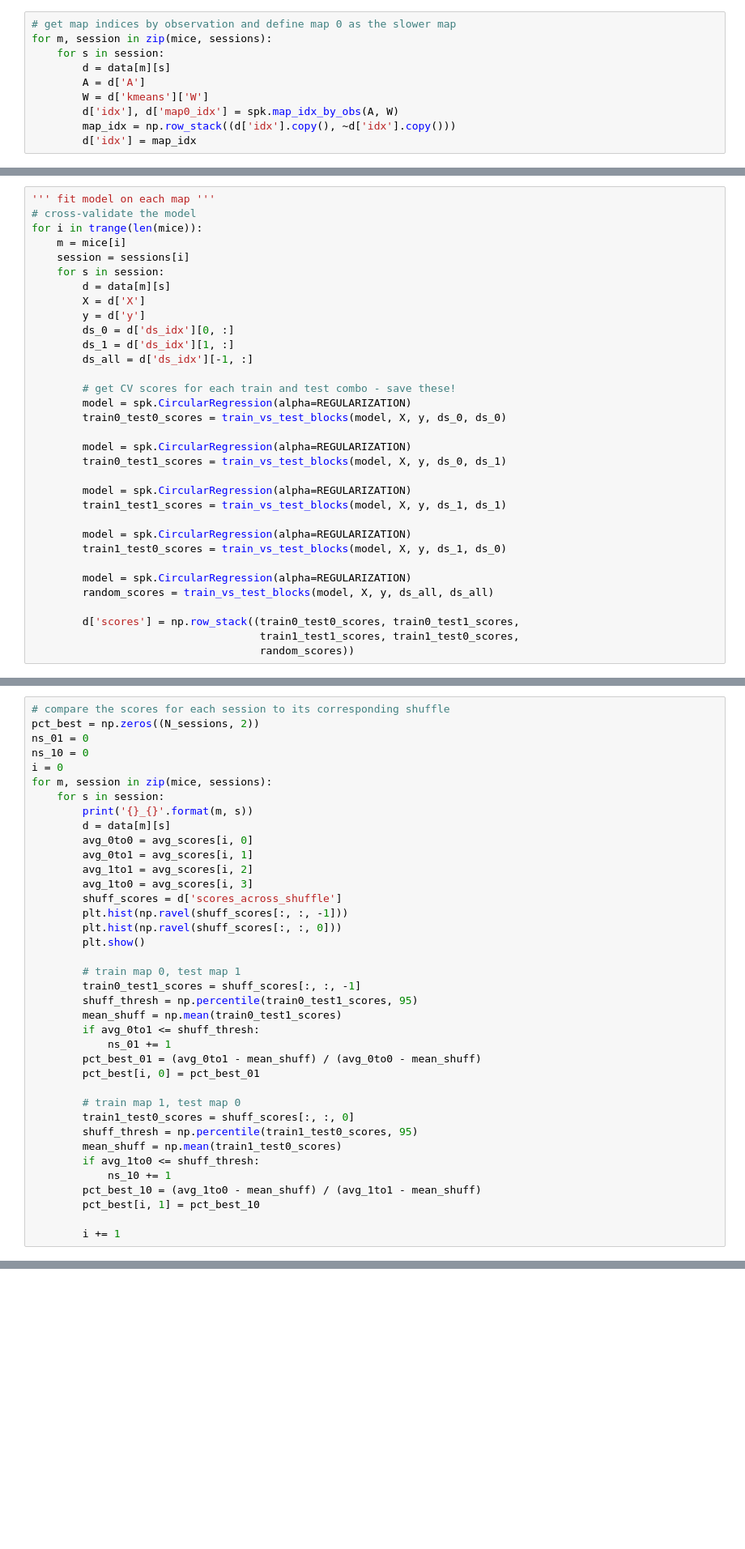
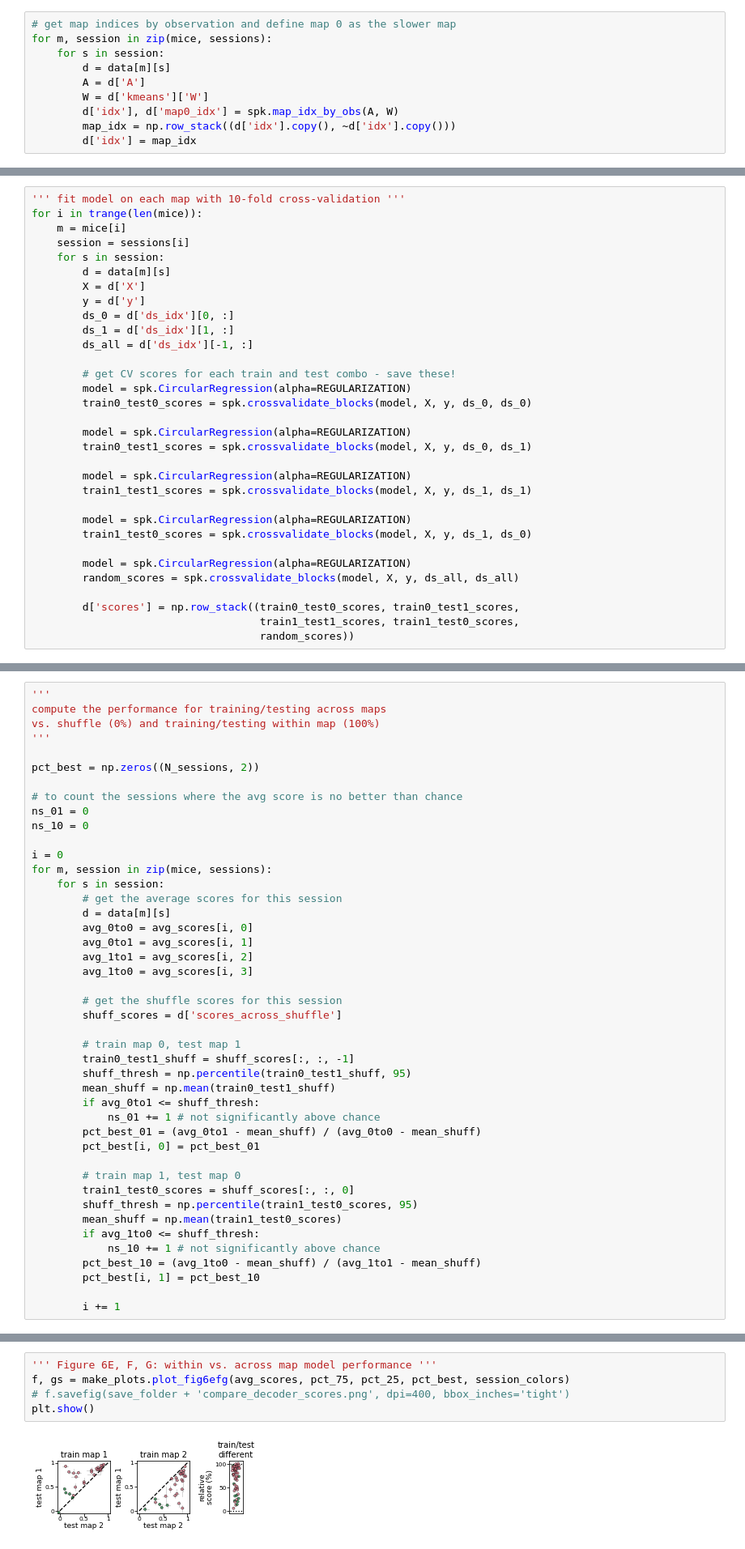
Before and after one commit to GiocomoLab/Low_etal_2021, a Jupyter notebook: Fig6_decoder.ipynb, the cells around one changed output, grey strips where cells are left out. Shown at 81% size. Cells and saved outputs as stored; diff of their text form; blank space fills up the shorter version.

```diff
--- a/Fig6_decoder.ipynb
+++ b/Fig6_decoder.ipynb
@@ -240,6 +159,5 @@ def train_vs_test_blocks(model, X, y, train_data_idx, test_data_idx, n_repeats=1
 # %%
-''' fit model on each map '''
-# cross-validate the model
+''' fit model on each map with 10-fold cross-validation '''
 for i in trange(len(mice)):
     m = mice[i]
     session = sessions[i]
@@ -253,19 +171,19 @@ for i in trange(len(mice)):
 
         # get CV scores for each train and test combo - save these!
         model = spk.CircularRegression(alpha=REGULARIZATION)
-        train0_test0_scores = train_vs_test_blocks(model, X, y, ds_0, ds_0)
+        train0_test0_scores = spk.crossvalidate_blocks(model, X, y, ds_0, ds_0)
 
         model = spk.CircularRegression(alpha=REGULARIZATION)
-        train0_test1_scores = train_vs_test_blocks(model, X, y, ds_0, ds_1)
+        train0_test1_scores = spk.crossvalidate_blocks(model, X, y, ds_0, ds_1)
 
         model = spk.CircularRegression(alpha=REGULARIZATION)
-        train1_test1_scores = train_vs_test_blocks(model, X, y, ds_1, ds_1)
+        train1_test1_scores = spk.crossvalidate_blocks(model, X, y, ds_1, ds_1)
 
         model = spk.CircularRegression(alpha=REGULARIZATION)
-        train1_test0_scores = train_vs_test_blocks(model, X, y, ds_1, ds_0)
+        train1_test0_scores = spk.crossvalidate_blocks(model, X, y, ds_1, ds_0)
 
         model = spk.CircularRegression(alpha=REGULARIZATION)
-        random_scores = train_vs_test_blocks(model, X, y, ds_all, ds_all)
+        random_scores = spk.crossvalidate_blocks(model, X, y, ds_all, ds_all)
 
         d['scores'] = np.row_stack((train0_test0_scores, train0_test1_scores,
                                     train1_test1_scores, train1_test0_scores,
@@ -344,30 +231,36 @@ for m, session in zip(mice, sessions):
         pct_25[i, :] = np.percentile(scores, 25, axis=1)
         pct_75[i, :] = np.percentile(scores, 75, axis=1)
 # %%
-# compare the scores for each session to its corresponding shuffle
+'''
+compute the performance for training/testing across maps
+vs. shuffle (0%) and training/testing within map (100%)
+'''
+
 pct_best = np.zeros((N_sessions, 2))
+
+# to count the sessions where the avg score is no better than chance
 ns_01 = 0
 ns_10 = 0
+
 i = 0
 for m, session in zip(mice, sessions):
     for s in session:
-        print('{}_{}'.format(m, s))
+        # get the average scores for this session
         d = data[m][s]
         avg_0to0 = avg_scores[i, 0]
         avg_0to1 = avg_scores[i, 1]
         avg_1to1 = avg_scores[i, 2]
         avg_1to0 = avg_scores[i, 3]
+
+        # get the shuffle scores for this session
         shuff_scores = d['scores_across_shuffle']
-        plt.hist(np.ravel(shuff_scores[:, :, -1]))
-        plt.hist(np.ravel(shuff_scores[:, :, 0]))
-        plt.show()
 
         # train map 0, test map 1
-        train0_test1_scores = shuff_scores[:, :, -1]
-        shuff_thresh = np.percentile(train0_test1_scores, 95)
-        mean_shuff = np.mean(train0_test1_scores)
+        train0_test1_shuff = shuff_scores[:, :, -1]
+        shuff_thresh = np.percentile(train0_test1_shuff, 95)
+        mean_shuff = np.mean(train0_test1_shuff)
         if avg_0to1 <= shuff_thresh:
-            ns_01 += 1
+            ns_01 += 1 # not significantly above chance
         pct_best_01 = (avg_0to1 - mean_shuff) / (avg_0to0 - mean_shuff)
         pct_best[i, 0] = pct_best_01
 
@@ -376,7 +269,7 @@ for m, session in zip(mice, sessions):
         shuff_thresh = np.percentile(train1_test0_scores, 95)
         mean_shuff = np.mean(train1_test0_scores)
         if avg_1to0 <= shuff_thresh:
-            ns_10 += 1
+            ns_10 += 1 # not significantly above chance
         pct_best_10 = (avg_1to0 - mean_shuff) / (avg_1to1 - mean_shuff)
         pct_best[i, 1] = pct_best_10
 
@@ -564,0 +285,7 @@ for i in trange(len(mice)):
+# %%
+''' Figure 6E, F, G: within vs. across map model performance '''
+f, gs = make_plots.plot_fig6efg(avg_scores, pct_75, pct_25, pct_best, session_colors)
+# f.savefig(save_folder + 'compare_decoder_scores.png', dpi=400, bbox_inches='tight')
+plt.show()
+# %% [output]
+[figure, added]
```
Also changed, not shown: parts of 25 cells of this notebook, 5 other files.
